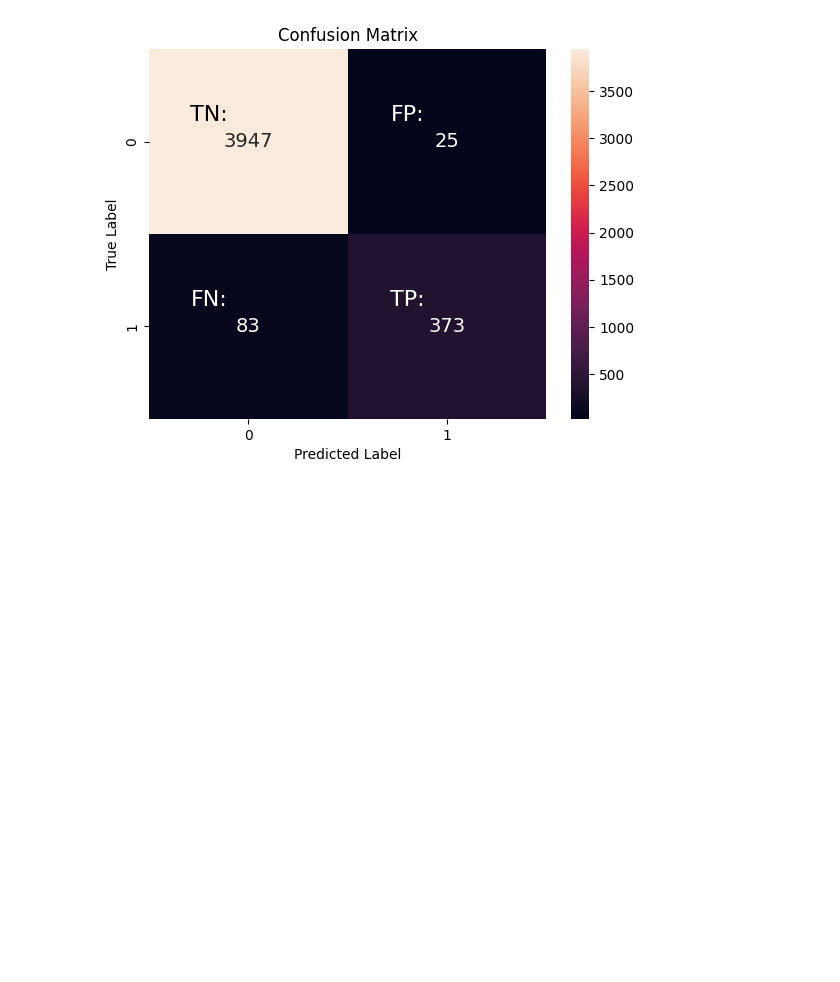
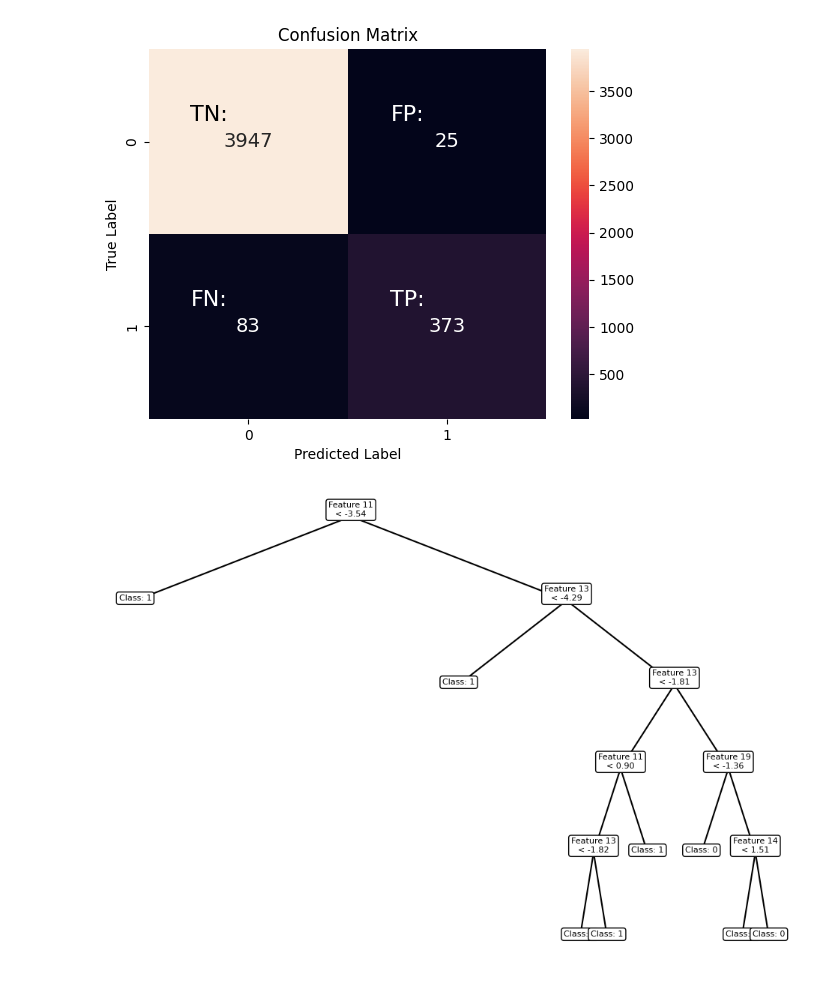
Before and after one commit to fazilraja/credit-card-fraud-detection, a Jupyter notebook: classification_model.ipynb, the cells around one changed output. Saved outputs shown, nothing was run; the diff lists cells and outputs as text; code cells hidden in the pictures; blank space fills up the shorter version.

Commit message:
Added custom function to visualize trees

```diff
--- a/classification_model.ipynb
+++ b/classification_model.ipynb
@@ -259,3 +303,9 @@ weighted avg       0.98      0.98      0.97      4428
 Accuracy Score: 0.975609756097561
 AUC: 0.9058441988657445
 [figure]
+# %%
+tree = visualize_tree(clf)
+# Visualize the tree
+tree.show()
+# %% [output]
+[figure, added]
```
Also changed, not shown: parts of 1 cell of this notebook, 1 other file.
